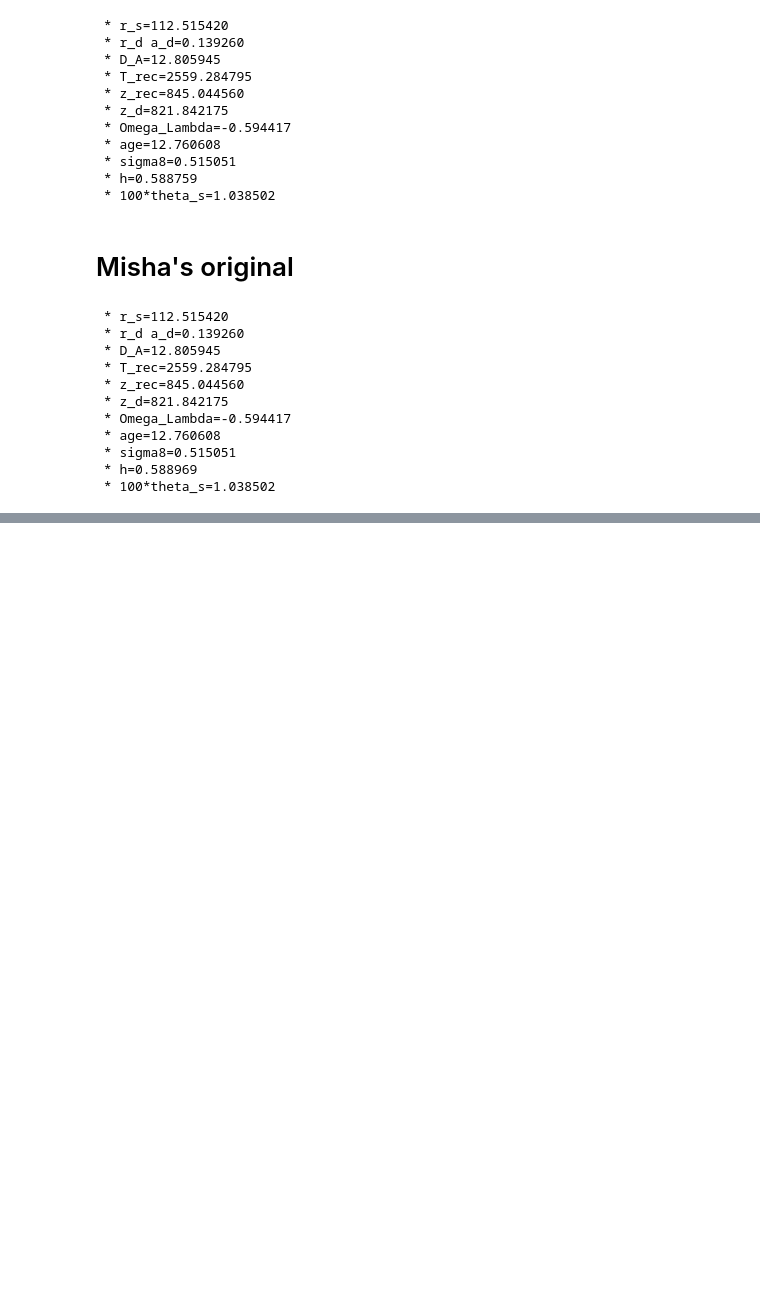
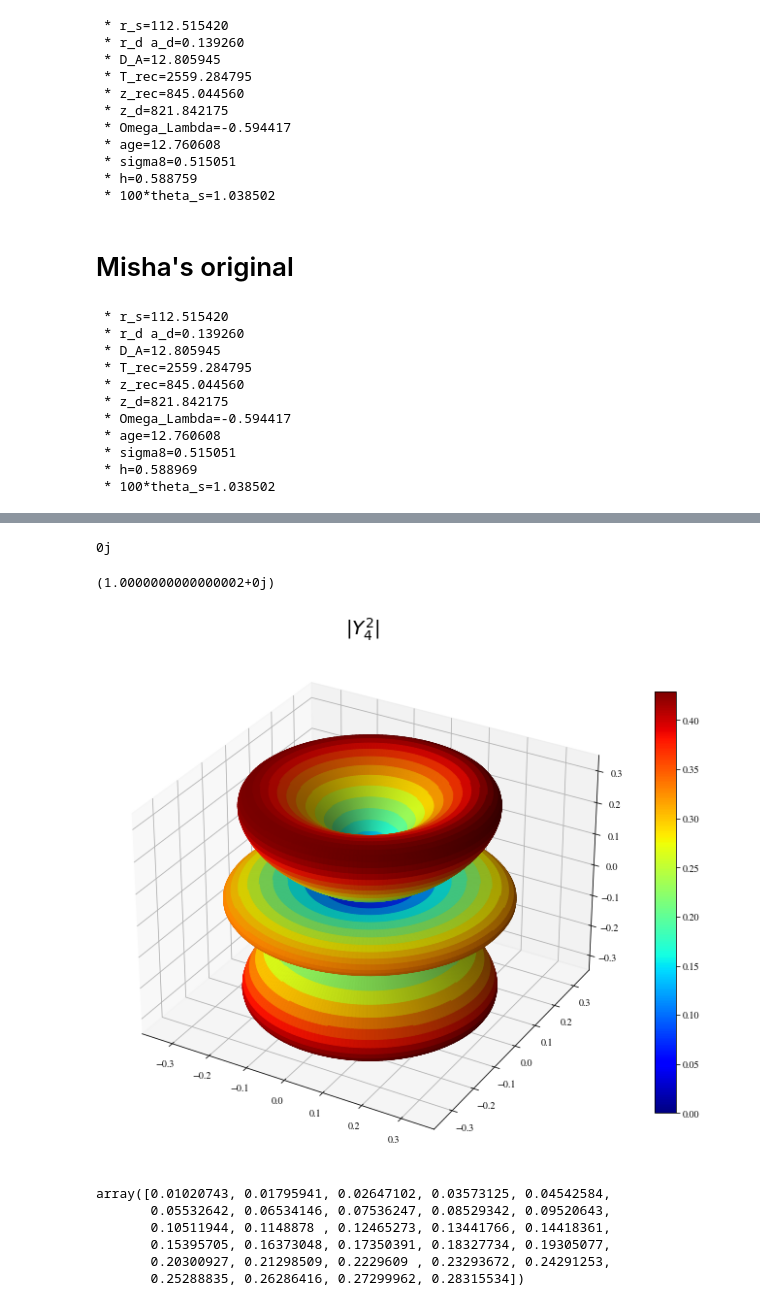
Before and after one commit to borisbolliet/class_dcdmsr, a Jupyter notebook: notebooks/varying_Tcmb.ipynb, the cells around one changed output, grey strips where cells are left out. Saved outputs shown, nothing was run; the diff lists cells and outputs as text; code cells hidden in the pictures; blank space fills up the shorter version.

```diff
--- a/notebooks/varying_Tcmb.ipynb
+++ b/notebooks/varying_Tcmb.ipynb
@@ -3104,0 +3192,51 @@ print ' * 100*theta_s=%f'%(theta_s)
+# %%
+
+# We check the orthogonality of the spherical harmonics:
+# Si (l,m) =! (l',m') the inner product must be zero
+Y = lambda l, m, theta, phi: scipy.special.sph_harm(m, l, phi, theta)
+f = lambda theta, phi: Y(4,3,theta, phi)
+g = lambda theta, phi: Y(4,2,theta, phi)
+dotprod(f,g)
+# %% [output]
+0j
+# %%
+# And, if (l,m) = (l',m') the inner product is one.
+f = lambda theta, phi: Y(4,3,theta, phi)
+g = lambda theta, phi: Y(4,3,theta, phi)
+dotprod(f,g)
+# %% [output]
+(1.0000000000000002+0j)
+# %%
+
+l = 4    #degree
+m = 2    # order
+PHI, THETA = np.mgrid[0:2*np.pi:200j, 0:np.pi:100j] #arrays of angular variables
+R = np.abs(scipy.special.sph_harm(m, l, PHI, THETA)) #Array with the absolute values of Ylm
+#Now we convert to cartesian coordinates
+# for the 3D representation
+X = R * np.sin(THETA) * np.cos(PHI)
+Y = R * np.sin(THETA) * np.sin(PHI)
+Z = R * np.cos(THETA)
+# %%
+
+%matplotlib inline
+from __future__ import division
+import scipy as sci
+import scipy.special as sp
+import numpy as np
+import matplotlib
+import matplotlib.pyplot as plt
+from mpl_toolkits.mplot3d import Axes3D
+from matplotlib import cm, colors
+
+
+N = R/R.max()    # Normalize R for the plot colors to cover the entire range of colormap.
+fig, ax = plt.subplots(subplot_kw=dict(projection='3d'), figsize=(12,10))
+im = ax.plot_surface(X, Y, Z, rstride=1, cstride=1, facecolors=cm.jet(N))
+ax.set_title(r'$|Y^2_ 4|$', fontsize=20)
+m = cm.ScalarMappable(cmap=cm.jet)
+m.set_array(R)    # Assign the unnormalized data array to the mappable
+                  #so that the scale corresponds to the values of R
+fig.colorbar(m, shrink=0.8);
+# %% [output]
+[figure, added]
@@ -3104,0 +3258,9 @@ print ' * 100*theta_s=%f'%(theta_s)
+# %%
+ f(np.asarray(self_ell))
+# %% [output]
+array([0.01020743, 0.01795941, 0.02647102, 0.03573125, 0.04542584,
+       0.05532642, 0.06534146, 0.07536247, 0.08529342, 0.09520643,
+       0.10511944, 0.1148878 , 0.12465273, 0.13441766, 0.14418361,
+       0.15395705, 0.16373048, 0.17350391, 0.18327734, 0.19305077,
+       0.20300927, 0.21298509, 0.2229609 , 0.23293672, 0.24291253,
+       0.25288835, 0.26286416, 0.27299962, 0.28315534])
```
Also changed, not shown: parts of 17 cells of this notebook, 7 other files.
